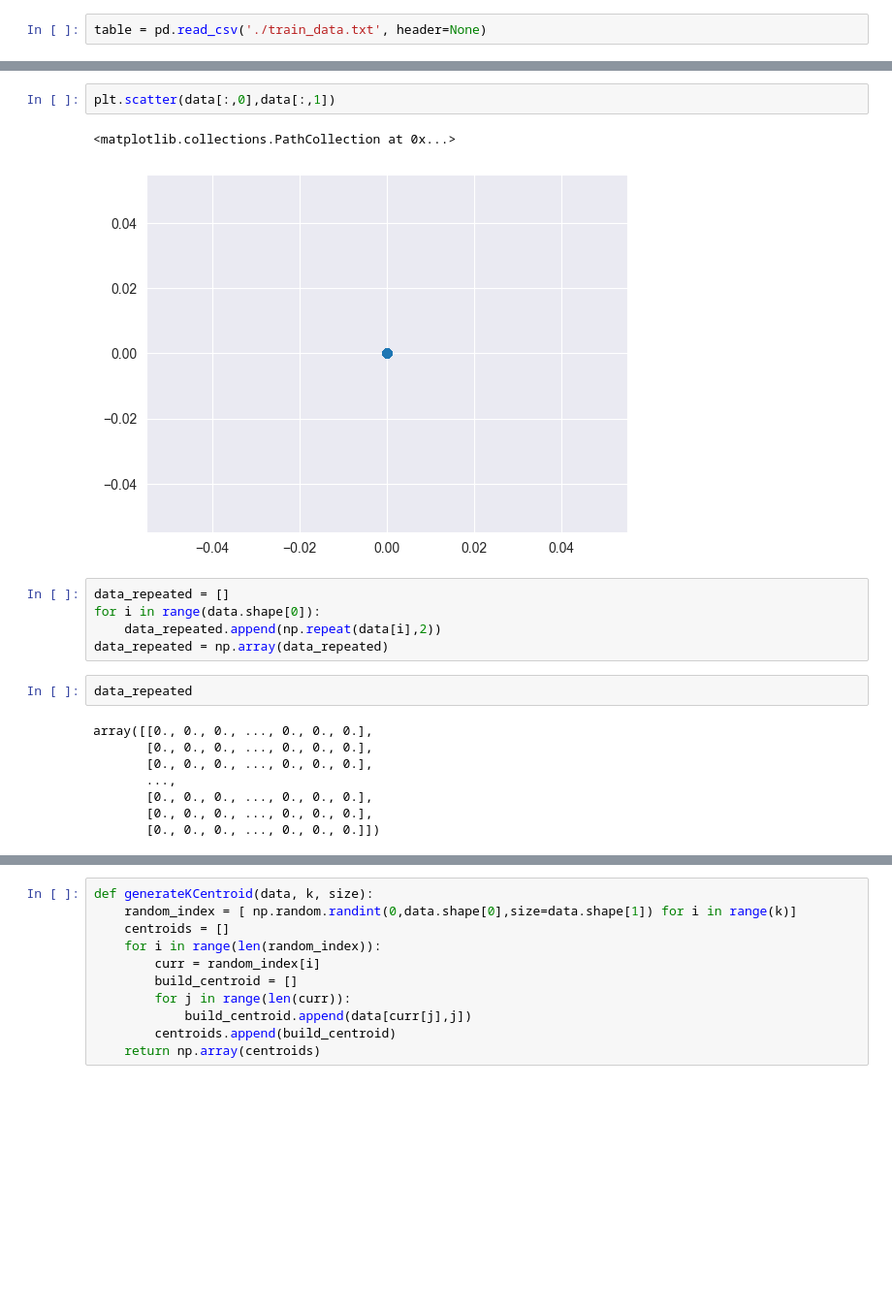
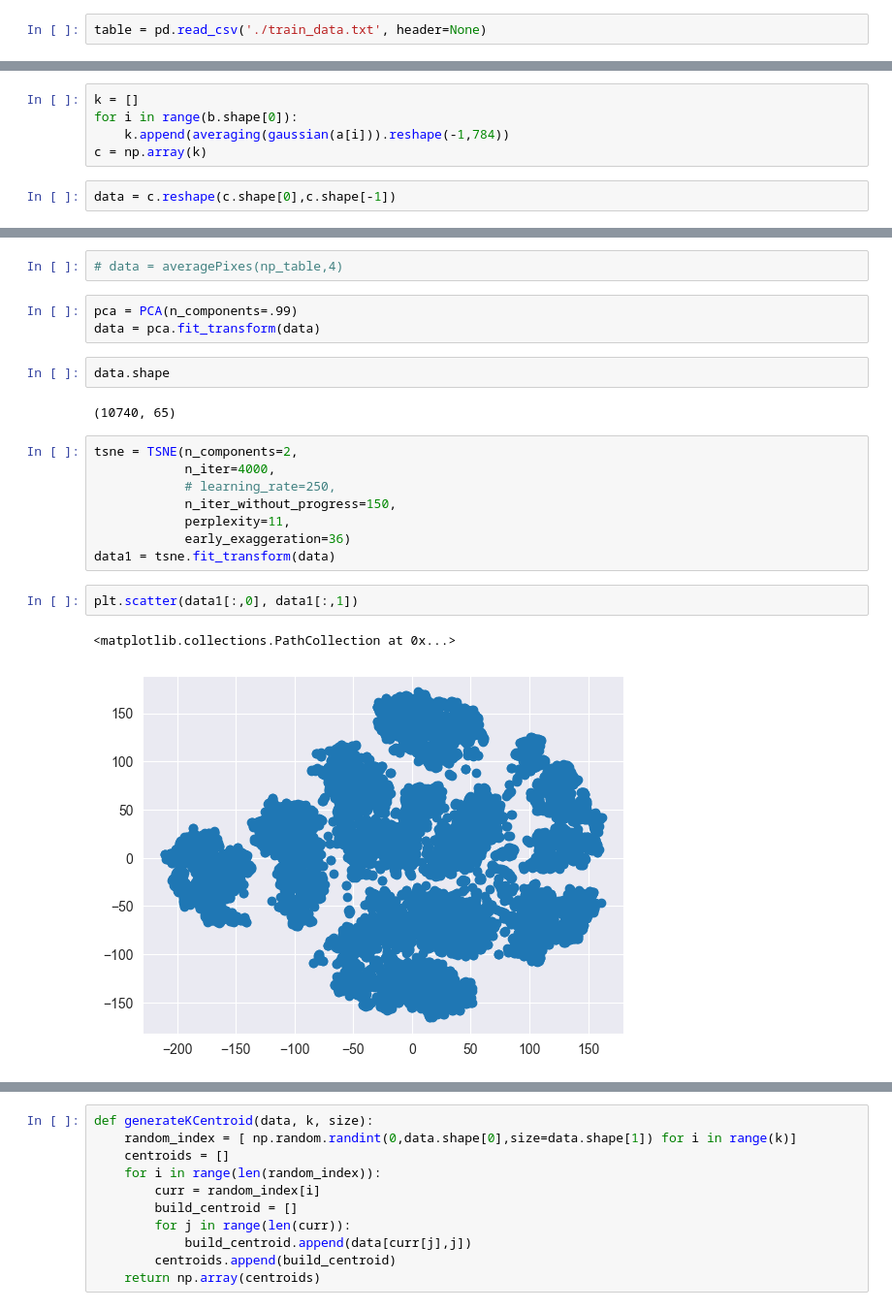
Before and after one commit to bhaba-ranjan/clustering, a Jupyter notebook: k-means.ipynb, the cells around one changed output, grey strips where cells are left out. Shown at 97% size. Saved outputs shown, nothing was run; the diff lists cells and outputs as text; blank space fills up the shorter version.

```diff
--- a/k-means.ipynb
+++ b/k-means.ipynb
@@ -33,0 +47,7 @@ data = averagePixes(np_table,4)
+# %%
+k = []
+for i in range(b.shape[0]):
+    k.append(averaging(gaussian(a[i])).reshape(-1,784))
+c = np.array(k)
+# %%
+data = c.reshape(c.shape[0],c.shape[-1])
@@ -44,20 +85,22 @@ array([[0., 0., 0., ..., 0., 0., 0.],
+# %%
+# data = averagePixes(np_table,4)
+# %%
+pca = PCA(n_components=.99)
+data = pca.fit_transform(data)
+# %%
+data.shape
+# %% [output]
+(10740, 65)
+# %%
+tsne = TSNE(n_components=2,
+            n_iter=4000,
+            # learning_rate=250,
+            n_iter_without_progress=150,
+            perplexity=11,
+            early_exaggeration=36)
+data1 = tsne.fit_transform(data)
 # %%
-plt.scatter(data[:,0],data[:,1])
+plt.scatter(data1[:,0], data1[:,1])
 # %% [output]
 <matplotlib.collections.PathCollection at 0x...>
-[figure, old version]
+[figure, new version]
-# %%
-data_repeated = []
-for i in range(data.shape[0]):
-    data_repeated.append(np.repeat(data[i],2))
-data_repeated = np.array(data_repeated)
-# %%
-data_repeated
-# %% [output]
-array([[0., 0., 0., ..., 0., 0., 0.],
-       [0., 0., 0., ..., 0., 0., 0.],
-       [0., 0., 0., ..., 0., 0., 0.],
-       ...,
-       [0., 0., 0., ..., 0., 0., 0.],
-       [0., 0., 0., ..., 0., 0., 0.],
-       [0., 0., 0., ..., 0., 0., 0.]])
```
Also changed, not shown: parts of 26 cells of this notebook.
